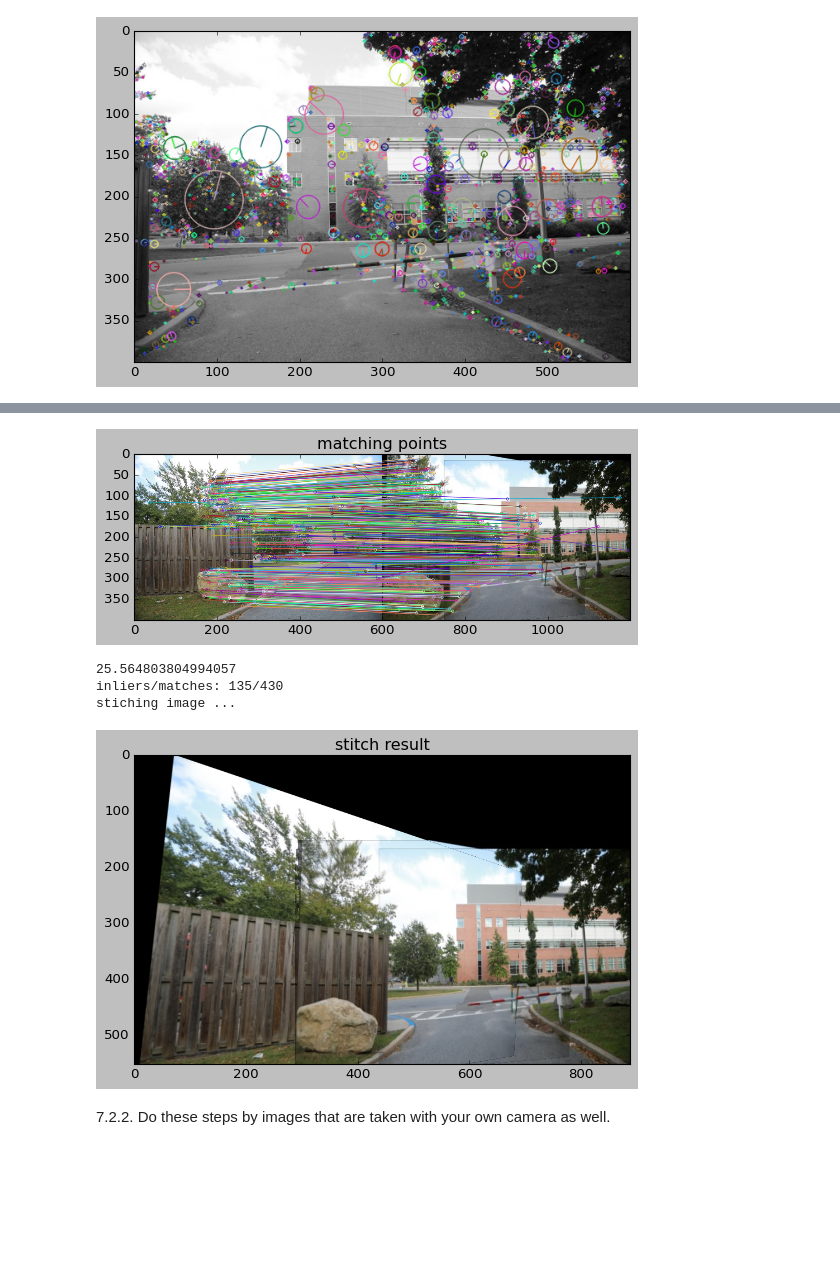
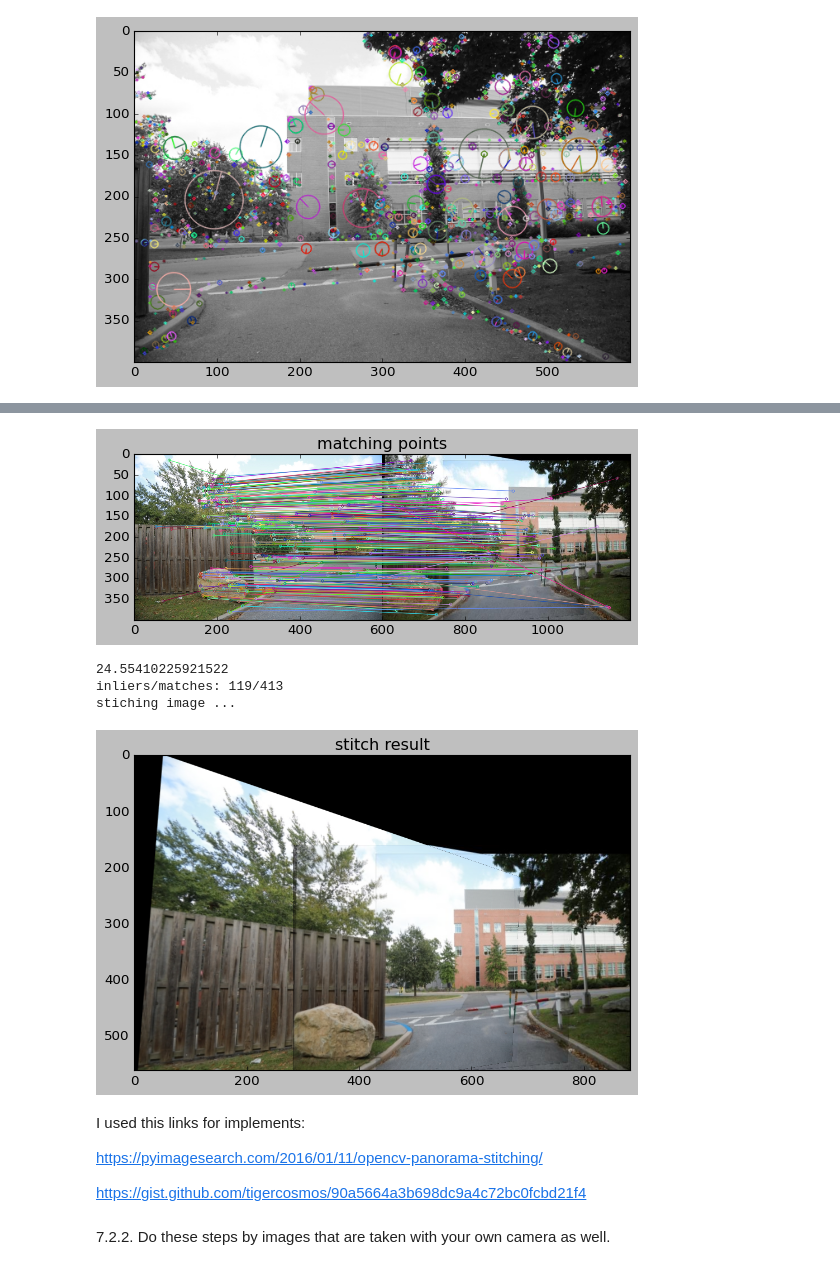
Before and after one commit to TahaTabatabaei/computer-vision, a Jupyter notebook: hw7/main.ipynb, the cells around one changed output, grey strips where cells are left out. Saved outputs shown, nothing was run; the diff lists cells and outputs as text; code cells hidden in the pictures; blank space fills up the shorter version.

```diff
--- a/hw7/main.ipynb
+++ b/hw7/main.ipynb
@@ -187,35 +193,35 @@ plt.imshow(img)
 # %%
 # find similar interest points of sl and last step result
-good_matches , matches1to2 , mGoodTuple = BruteForceMatcher(sl_desc,result_desc)
+good_matches , matches1to2 = BruteForceMatcher(sl_desc,result_desc)
 
 
 matches = []
 for pair in good_matches:
     matches.append(list(sl_kp[pair.queryIdx].pt + result_kp[pair.trainIdx].pt))
 
 matches = np.array(matches)
 
 # match similar interest points of sl and sm, show them on image
 sl_result = cv2.drawMatchesKnn(sl.copy(),sl_kp,result.copy(),result_kp,matches1to2,None,flags=cv2.DrawMatchesFlags_NOT_DRAW_SINGLE_POINTS)
 plt.imshow(sl_result)
 plt.title('matching points')
 plt.show()
 
 # compute similarity percent of sl and sm
 print(howSimilar(sl_kp,result_kp,good_matches))
 
+# compute H matrx and best match points
 inliers, H = ransac(matches, 0.2, 2000)
 
 complete = stitch(sl,result,H)
-# plt.imshow(stitch(sl, sm, H))
 plt.imshow(complete)
 plt.title('stitch result')
 plt.show()
 # %% [output]
-[figure, old version]
+[figure, new version]
-25.564803804994057
-inliers/matches: 135/430
+24.55410225921522
+inliers/matches: 119/413
 stiching image ...
-[figure, old version]
+[figure, new version]
 # %%
 plt.imsave("complete.jpg",complete[130: , 20:])
@@ -225,3 +228,9 @@ plt.imsave("complete.jpg",complete[130: , 20:])
+# %% [markdown]
+I used this links for implements:
+
+https://pyimagesearch.com/2016/01/11/opencv-panorama-stitching/
+
+https://gist.github.com/tigercosmos/90a5664a3b698dc9a4c72bc0fcbd21f4
 # %%
 # Create SURF object. You can specify params here or later.
 # Here I set Hessian Threshold to 400
```
Also changed, not shown: parts of 9 cells of this notebook, 5 other files.
